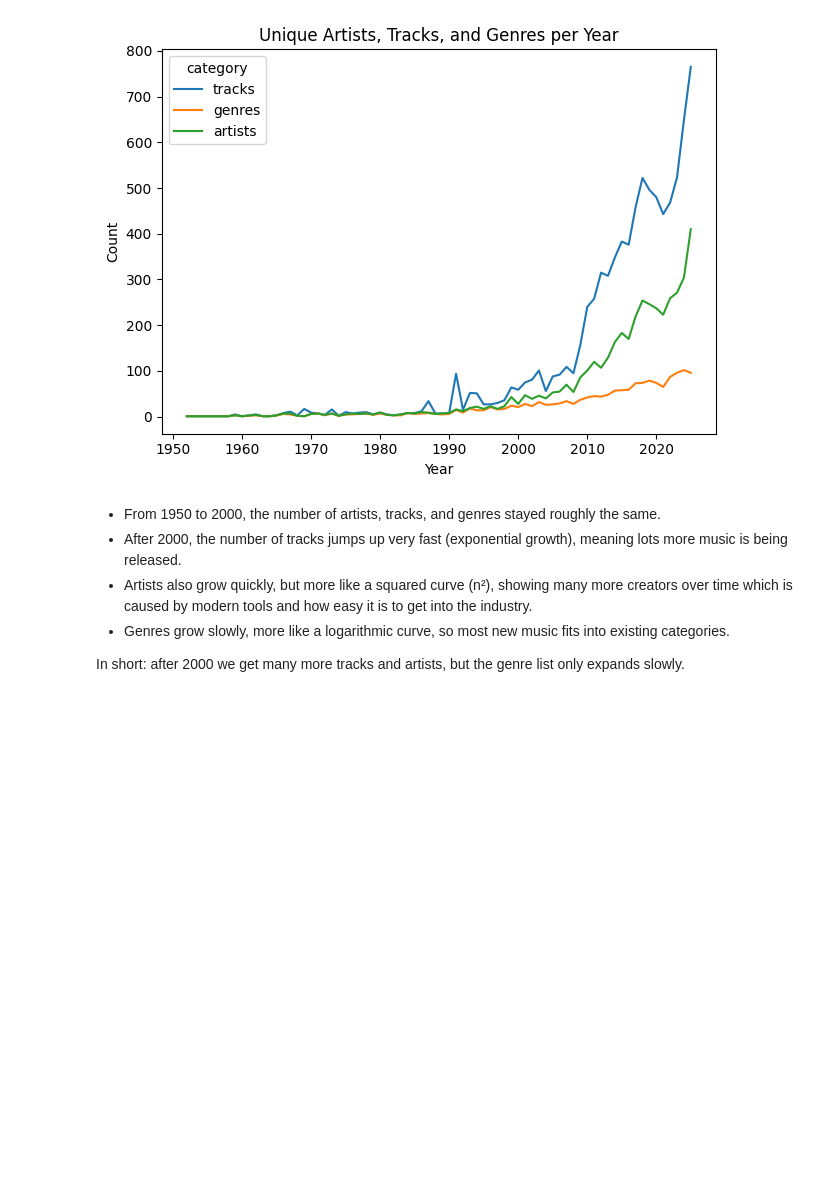
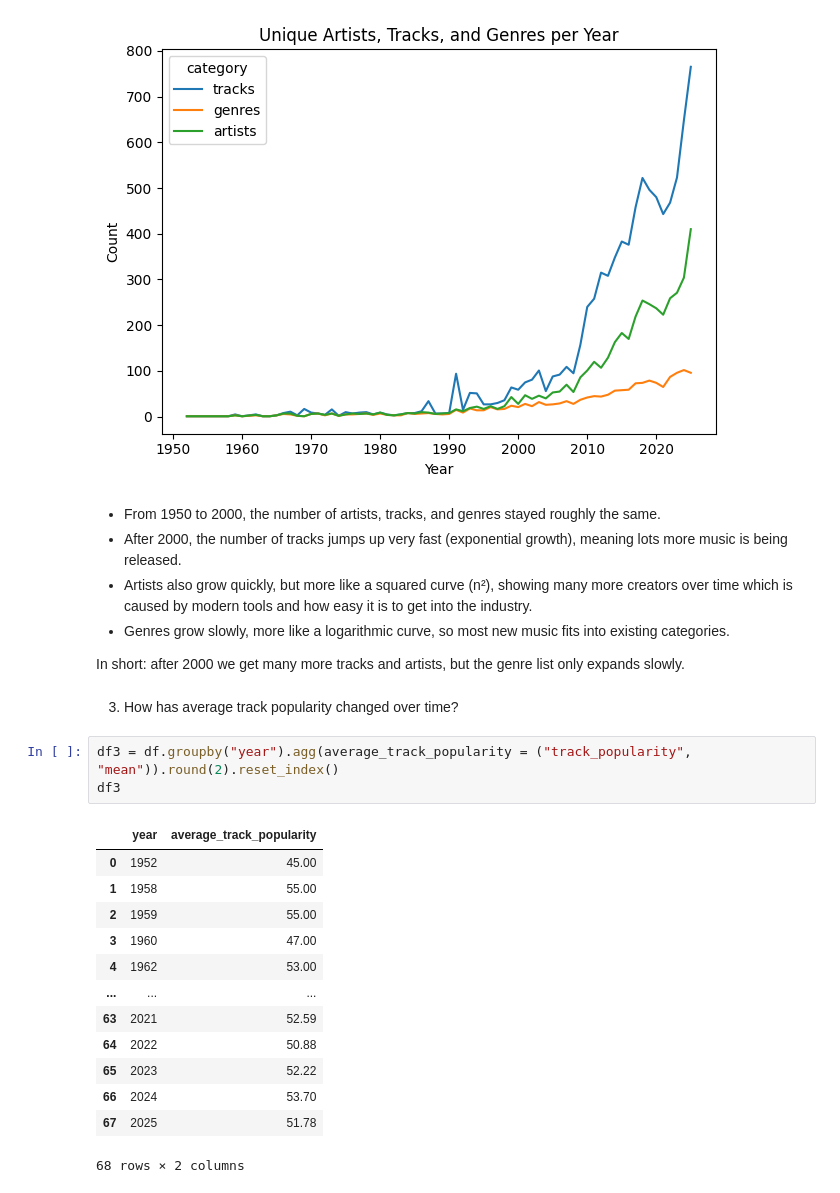
Before and after one commit to mo-chabane-tech/Data-Notebooks-And-Dashboards, a Jupyter notebook: Spotify Global Music/Notebook.ipynb, the cells around one changed output. Saved outputs shown, nothing was run; the diff lists cells and outputs as text; blank space fills up the shorter version.

```diff
--- a/Spotify Global Music/Notebook.ipynb
+++ b/Spotify Global Music/Notebook.ipynb
@@ -296,3 +296,22 @@ plt.show()
 - Genres grow slowly, more like a logarithmic curve, so most new music fits into existing categories.
 
 In short: after 2000 we get many more tracks and artists, but the genre list only expands slowly.
+# %% [markdown]
+3. How has average track popularity changed over time?
+# %%
+df3 = df.groupby("year").agg(average_track_popularity = ("track_popularity", "mean")).round(2).reset_index()
+df3
+# %% [output]
+|  | year | average_track_popularity |
+| 0 | 1952 | 45.00 |
+| 1 | 1958 | 55.00 |
+| 2 | 1959 | 55.00 |
+| 3 | 1960 | 47.00 |
+| 4 | 1962 | 53.00 |
+| ... | ... | ... |
+| 63 | 2021 | 52.59 |
+| 64 | 2022 | 50.88 |
+| 65 | 2023 | 52.22 |
+| 66 | 2024 | 53.70 |
+| 67 | 2025 | 51.78 |
+68 rows × 2 columns
```
Also changed, not shown: parts of 3 cells of this notebook.
